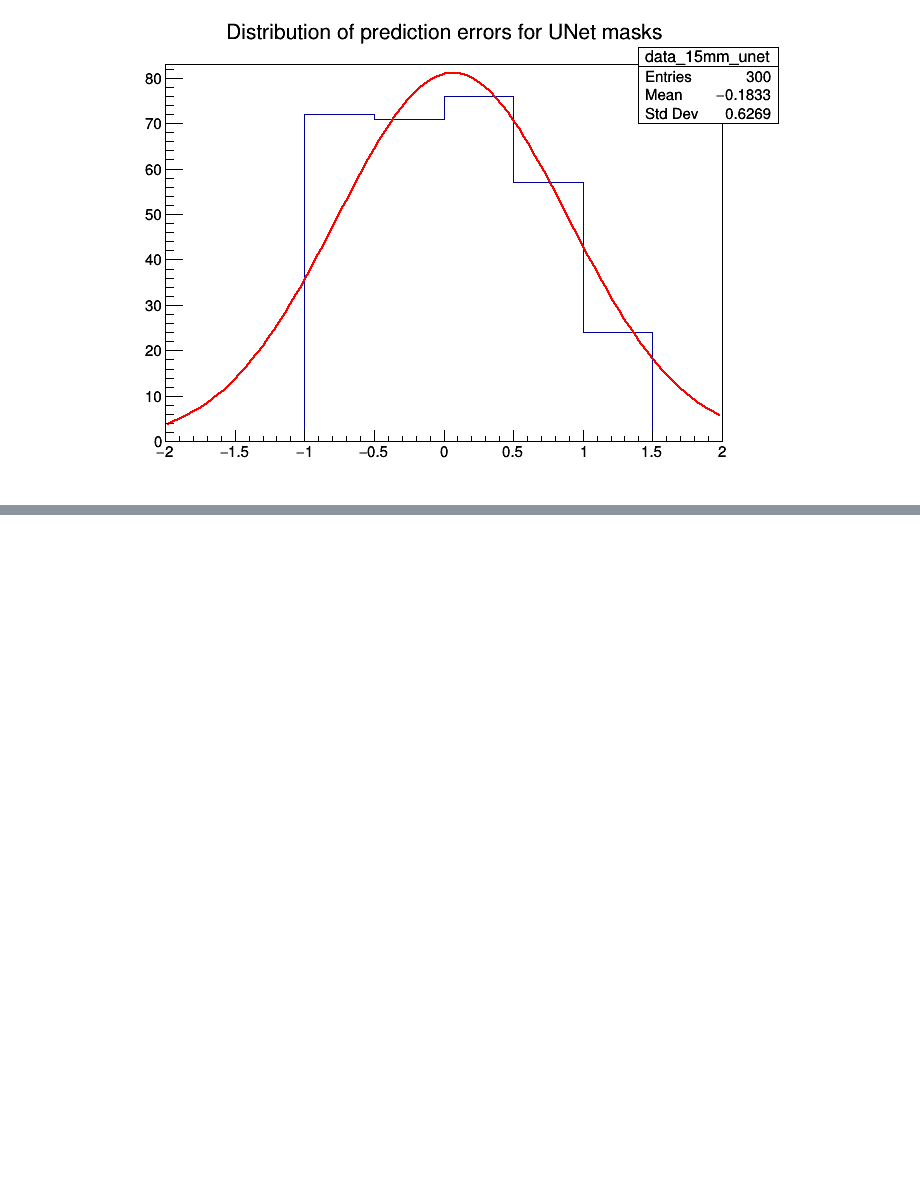
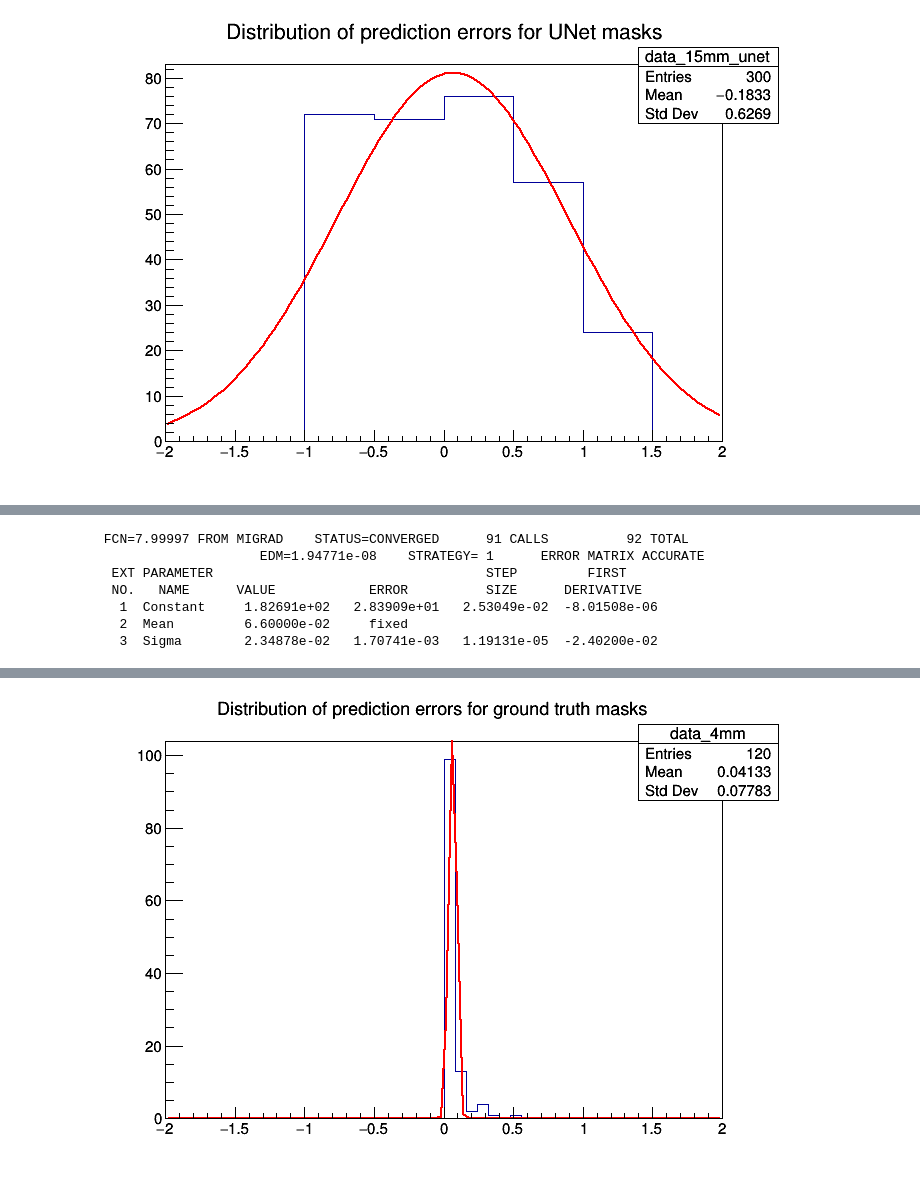
Before and after one commit to cdesio/leaf_reco, a Jupyter notebook: notebooks/Gaussian_fit_root.ipynb, the cells around one changed output, grey strips where cells are left out. Cells and saved outputs as stored; diff of their text form; code cells hidden in the pictures; blank space fills up the shorter version.

```diff
--- a/notebooks/Gaussian_fit_root.ipynb
+++ b/notebooks/Gaussian_fit_root.ipynb
@@ -149,0 +276,29 @@ Warning in <TROOT::Append>: Replacing existing TH1: data_15mm_unet (Potential me
+# %%
+y_4mm = data["y_4mm"]
+preds_4mm = data["preds_4mm"]
+
+mean_4mm = np.mean(y_4mm-preds_4mm)
+
+histo_4mm = TH1F("data_4mm","Distribution of prediction errors for ground truth masks", 50,-2.0,2.0)
+for i in (y_4mm-preds_4mm):
+    histo_4mm.Fill(i)
+
+c_4mm = TCanvas()
+f = TF1("f","gaus")
+f.FixParameter(1,mean_4mm)
+
+histo_4mm.Fit(f, "S")
+
+yax=histo_4mm.GetYaxis()
+yax.SetLimits(0,500)
+#histo.SetAxisRange(0, 500,"y")
+histo_4mm.Draw()
+c_4mm.Draw()
+# %% [output]
+ FCN=7.99997 FROM MIGRAD    STATUS=CONVERGED      91 CALLS          92 TOTAL
+                     EDM=1.94771e-08    STRATEGY= 1      ERROR MATRIX ACCURATE
+  EXT PARAMETER                                   STEP         FIRST
+  NO.   NAME      VALUE            ERROR          SIZE      DERIVATIVE
+   1  Constant     1.82691e+02   2.83909e+01   2.53049e-02  -8.01508e-06
+   2  Mean         6.60000e-02     fixed
+   3  Sigma        2.34878e-02   1.70741e-03   1.19131e-05  -2.40200e-02
@@ -149,0 +306 @@ Warning in <TROOT::Append>: Replacing existing TH1: data_15mm_unet (Potential me
+[figure, added]
```
Also changed, not shown: parts of 33 cells of this notebook, 13 other files.
